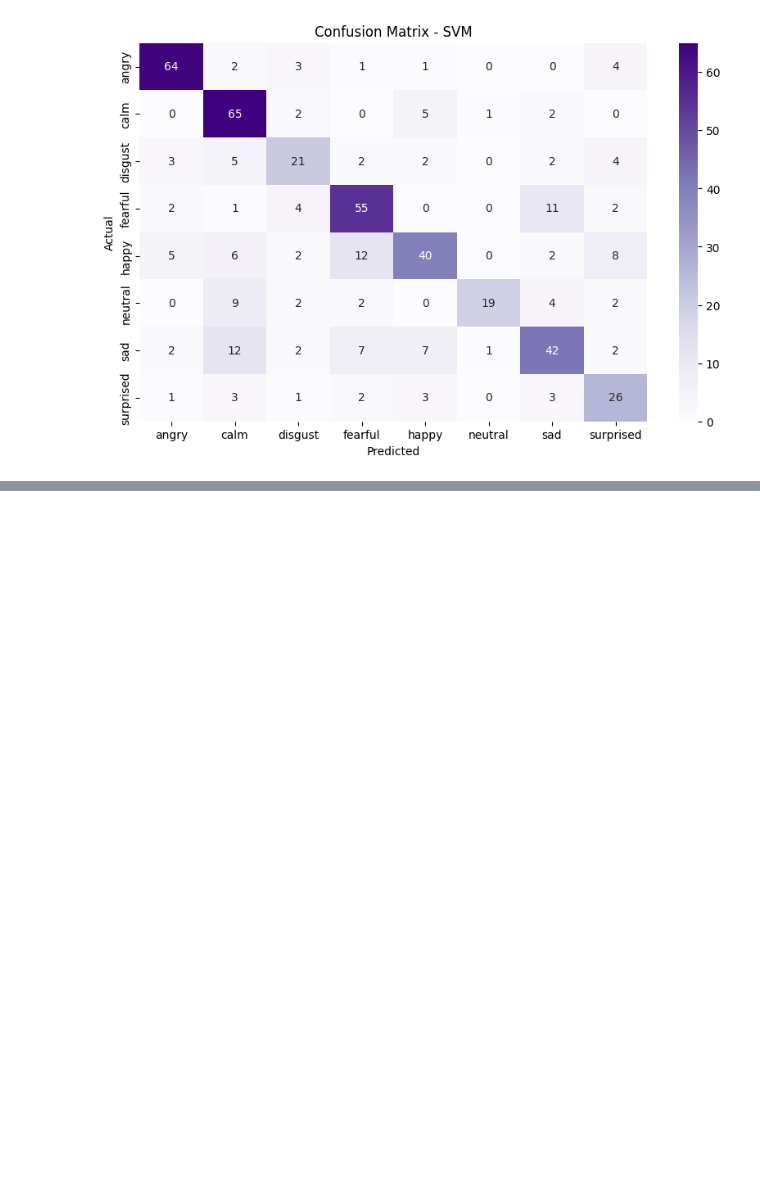
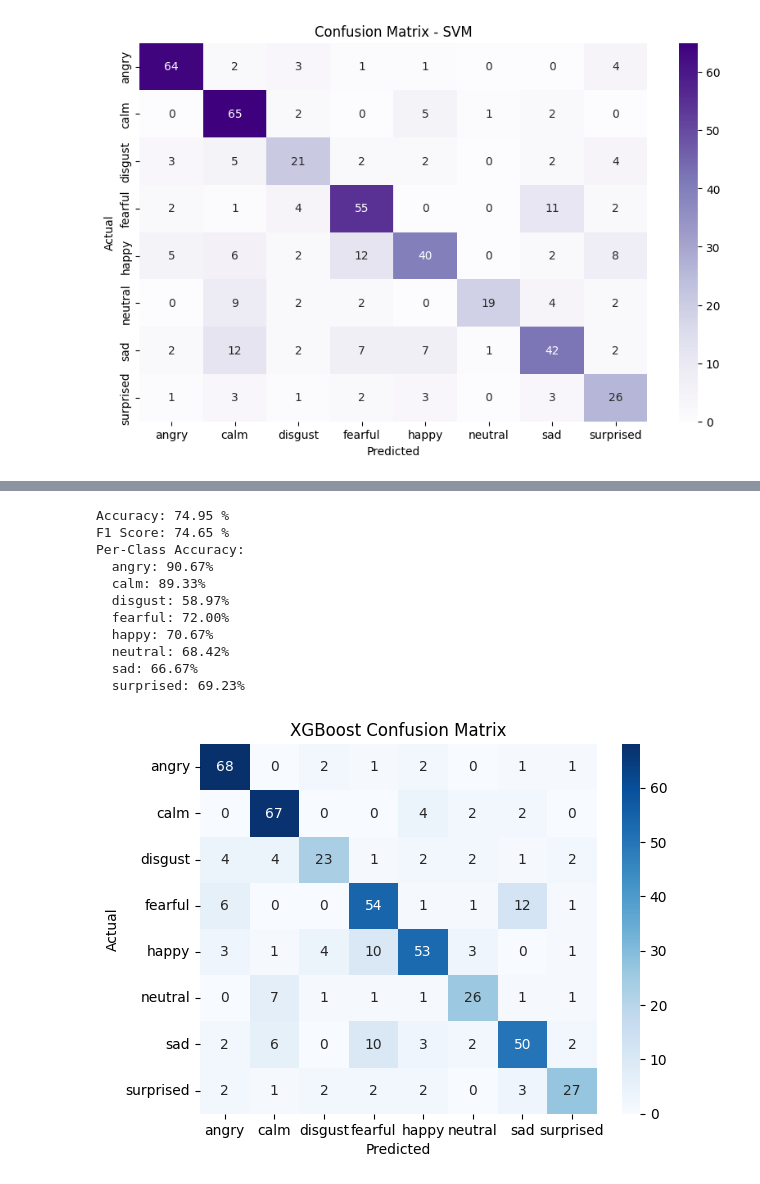
Before and after one commit to 5irendra/emotion_recognition, a Jupyter notebook: 02_Model_Training.ipynb, the cells around one changed output, grey strips where cells are left out. Cells and saved outputs as stored; diff of their text form; code cells hidden in the pictures; blank space fills up the shorter version.

Commit message:
improved models

```diff
--- a/02_Model_Training.ipynb
+++ b/02_Model_Training.ipynb
@@ -204,3 +254,21 @@ Per-Class Accuracies:
   sad: 56.00%
   surprised: 66.67%
 [figure]
+# %%
+le = LabelEncoder()
+y_enc = le.fit_transform(y)
+
+X_train, X_val, y_train, y_val = train_test_split(X, y_enc, test_size=0.2, random_state=42, stratify=y_enc)
+# %%
+param_grid = {
+    'n_estimators': [100, 200],
+    'max_depth': [4, 6],
+    'learning_rate': [0.05, 0.1],
+    'subsample': [0.8, 1]
+}
+
+xgb = XGBClassifier(use_label_encoder=False, eval_metric='mlogloss', random_state=42)
+grid = GridSearchCV(xgb, param_grid, cv=3, n_jobs=-1, scoring='f1_weighted', verbose=1)
+grid.fit(X_train, y_train)
+
+print("Best Params:", grid.best_params_)
@@ -206,0 +281,35 @@ Per-Class Accuracies:
+# %%
+best_model = grid.best_estimator_
+y_pred = best_model.predict(X_val)
+
+print("Accuracy:", round(accuracy_score(y_val, y_pred)*100, 2), "%")
+print("F1 Score:", round(f1_score(y_val, y_pred, average="weighted")*100, 2), "%")
+
+print("Per-Class Accuracy:")
+# Map class indices to names
+report = classification_report(y_val, y_pred, target_names=le.classes_, output_dict=True)
+
+for label in le.classes_:
+    print(f"  {label}: {report[label]['recall']*100:.2f}%")
+
+
+# Confusion Matrix
+cm = confusion_matrix(y_val, y_pred)
+sns.heatmap(cm, annot=True, fmt="d", cmap="Blues", xticklabels=le.classes_, yticklabels=le.classes_)
+plt.xlabel("Predicted")
+plt.ylabel("Actual")
+plt.title("XGBoost Confusion Matrix")
+plt.show()
+# %% [output]
+Accuracy: 74.95 %
+F1 Score: 74.65 %
+Per-Class Accuracy:
+  angry: 90.67%
+  calm: 89.33%
+  disgust: 58.97%
+  fearful: 72.00%
+  happy: 70.67%
+  neutral: 68.42%
+  sad: 66.67%
+  surprised: 69.23%
+[figure, added]
```
Also changed, not shown: parts of 17 cells of this notebook, 8 other files.
